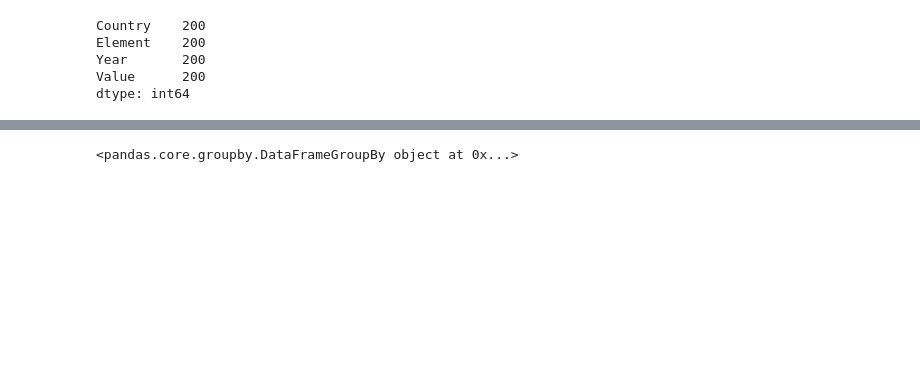
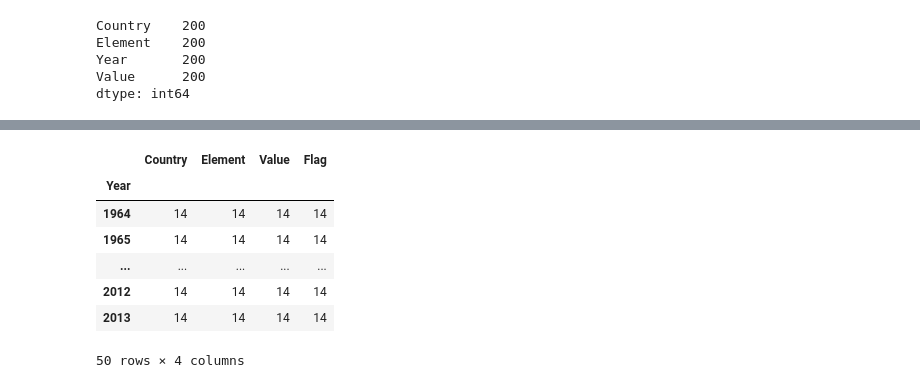
Before and after one commit to jakobvalic/analiza_cesna, a Jupyter notebook: Analiza_celine.ipynb, the cells around one changed output, grey strips where cells are left out. Drawn from its saved outputs; the diff is of its cells as text; code cells hidden in the pictures; blank space fills up the shorter version.

```diff
--- a/Analiza_celine.ipynb
+++ b/Analiza_celine.ipynb
@@ -85,4 +89,13 @@ cel.groupby("Year").aggregate(sum).plot()
-# %%
-celine.groupby("Country")
-# %% [output]
-<pandas.core.groupby.DataFrameGroupBy object at 0x...>
+# %%
+po_letih = celine.groupby("Year")
+# %%
+po_letih.count()
+# %% [output]
+|  | Country | Element | Value | Flag |
+| Year |  |  |  |  |
+| 1964 | 14 | 14 | 14 | 14 |
+| 1965 | 14 | 14 | 14 | 14 |
+| ... | ... | ... | ... | ... |
+| 2012 | 14 | 14 | 14 | 14 |
+| 2013 | 14 | 14 | 14 | 14 |
+50 rows × 4 columns
```
Also changed, not shown: parts of 8 cells of this notebook.
